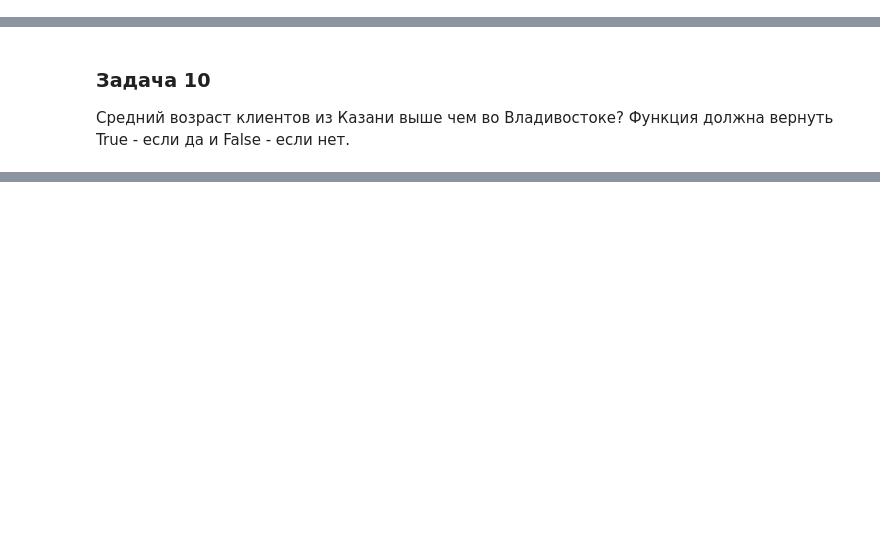
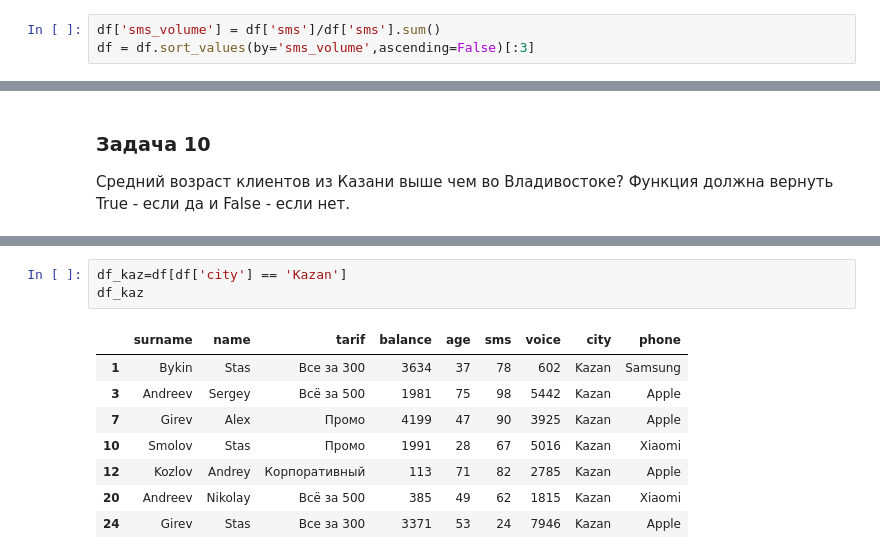
Before and after one commit to TaliyIvanov/Pandas-Numpy, a Jupyter notebook: Step_3.13-3.14_Контрольная работа 1.ipynb, the cells around one changed output, grey strips where cells are left out. Cells and saved outputs as stored; diff of their text form; blank space fills up the shorter version.

```diff
--- a/Step_3.13-3.14_Контрольная работа 1.ipynb
+++ b/Step_3.13-3.14_Контрольная работа 1.ipynb
@@ -658,3 +665,6 @@ df7
 Расcчитайте долю смс для каждого пользователя. Для этого определите сколько всего было отправлено СМС, а затем расcчитайте отношение отправленных смс клиента к общему количеству. Столбец назовите sms_volume. Оставьте TOP-3:
 ![Картинка испарилась(((](https://ucarecdn.com/8536499a-521b-4882-b173-6832b25084a5/)
 (На картинке первые 11 строк финального датафрейма. Вам нужно выполнить действия для каждой строки и вернуть датафрейм полностью)
+# %%
+df['sms_volume'] = df['sms']/df['sms'].sum()
+df = df.sort_values(by='sms_volume',ascending=False)[:3]
@@ -663,0 +690,12 @@ Cредний возраст клиентов из Казани выше чем
+# %%
+df_kaz=df[df['city'] == 'Kazan']
+df_kaz
+# %% [output]
+|  | surname | name | tarif | balance | age | sms | voice | city | phone |
+| 1 | Bykin | Stas | Все за 300 | 3634 | 37 | 78 | 602 | Kazan | Samsung |
+| 3 | Andreev | Sergey | Всё за 500 | 1981 | 75 | 98 | 5442 | Kazan | Apple |
+| 7 | Girev | Alex | Промо | 4199 | 47 | 90 | 3925 | Kazan | Apple |
+| 10 | Smolov | Stas | Промо | 1991 | 28 | 67 | 5016 | Kazan | Xiaomi |
+| 12 | Kozlov | Andrey | Корпоративный | 113 | 71 | 82 | 2785 | Kazan | Apple |
+| 20 | Andreev | Nikolay | Всё за 500 | 385 | 49 | 62 | 1815 | Kazan | Xiaomi |
+| 24 | Girev | Stas | Все за 300 | 3371 | 53 | 24 | 7946 | Kazan | Apple |
```
Also changed, not shown: parts of 22 cells of this notebook, 12 other files.
